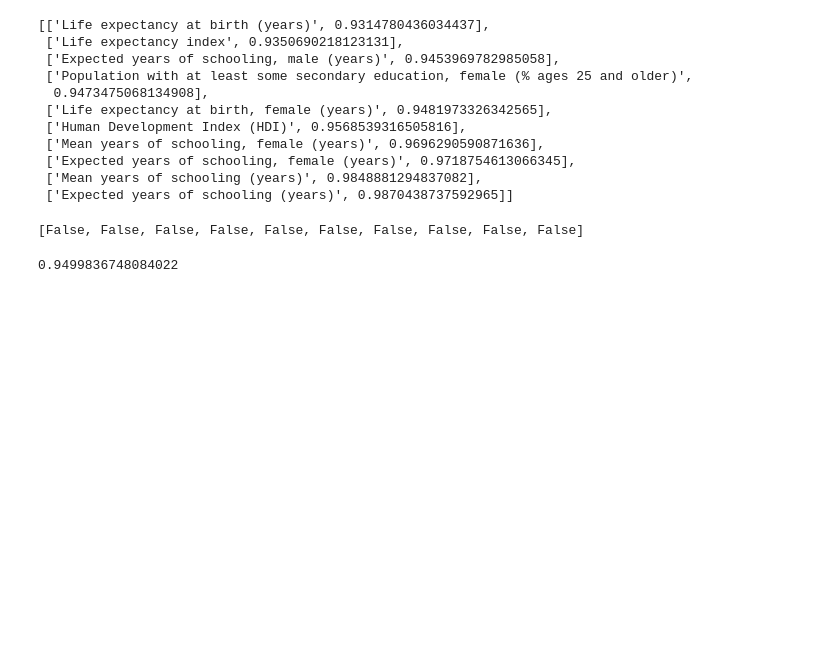
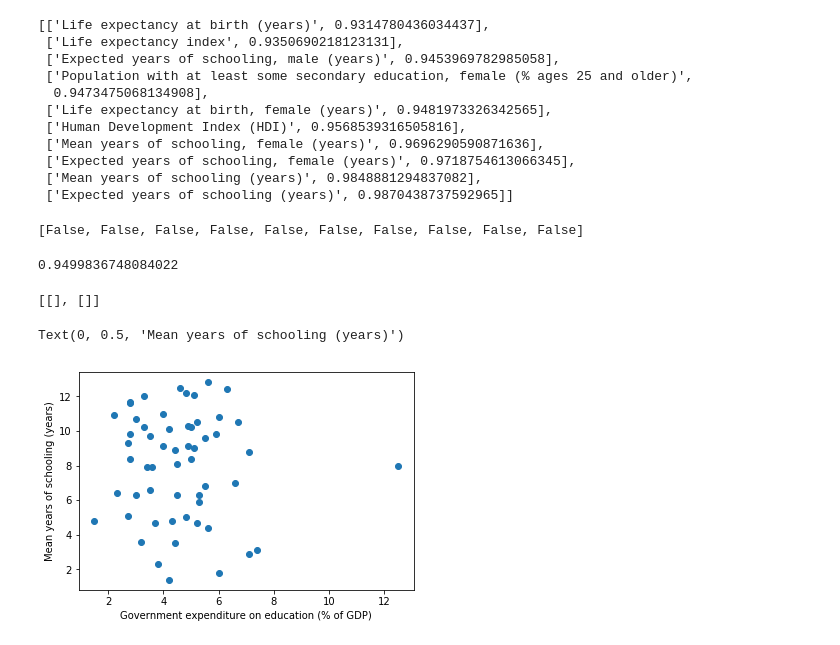
Before and after one commit to chc5/education-indicator-analysis, a Jupyter notebook: education-analysis.ipynb, the cells around one changed output. Drawn from its saved outputs; the diff is of its cells as text; code cells hidden in the pictures; blank space fills up the shorter version.

```diff
--- a/education-analysis.ipynb
+++ b/education-analysis.ipynb
@@ -285,3 +288,35 @@ print(potential_ret_val)
 df_corr.corr()['Mean years of schooling (years)']['Life expectancy at birth (years)']
 # %% [output]
 0.9499836748084022
+# %%
+def get_xy_lists(xkey, ykey, inds_df):
+  comparematrix = [[],[]]
+  print(comparematrix)
+  for i in country_names :
+    df_corr = plot_corr_country(inds_df, i)
+    if xkey in df_corr :
+      for yearnum in range(2015, 2016):
+        year = str(yearnum)
+        try :
+          if not np.isnan(float(df_corr[xkey].loc[year])):
+            comparematrix[0].append(float(df_corr[xkey].loc[year]))
+            comparematrix[1].append(float(df_corr[ykey].loc[year]))
+            break
+        except KeyError as e :
+          if len(comparematrix[0]) > len(comparematrix[1]) :
+            comparematrix[0].pop()
+          elif len(comparematrix[1]) > len(comparematrix[0]) :
+            comparematrix[1].pop()
+          break
+  return comparematrix
+# %%
+xkey = 'Government expenditure on education (% of GDP)'
+ykey = 'Mean years of schooling (years)'
+comparematrix = get_xy_lists(xkey, ykey, inds_df)
+plt.scatter(comparematrix[0], comparematrix[1])
+plt.xlabel(xkey)
+plt.ylabel(ykey)
+# %% [output]
+[[], []]
+Text(0, 0.5, 'Mean years of schooling (years)')
+[figure, added]
```
Also changed, not shown: parts of 7 cells of this notebook.
